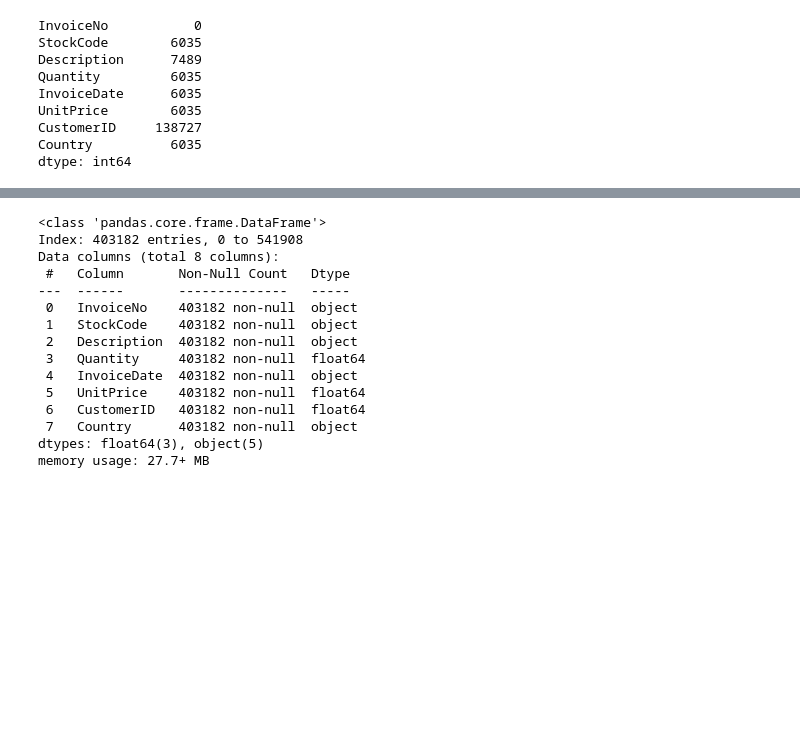
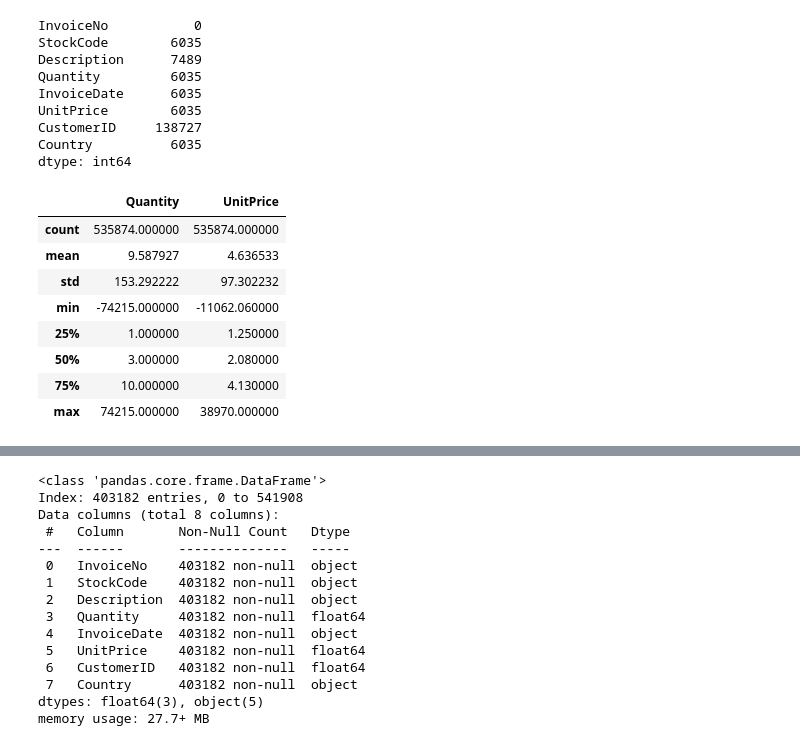
Before and after one commit to MiguelCrispim911/Proyecto-Segmentacion-RFM, a Jupyter notebook: notebooks/analisis.ipynb, the cells around one changed output, grey strips where cells are left out. Cells and saved outputs as stored; diff of their text form; code cells hidden in the pictures; blank space fills up the shorter version.

```diff
--- a/notebooks/analisis.ipynb
+++ b/notebooks/analisis.ipynb
@@ -57,4 +82,16 @@ UnitPrice        6035
 CustomerID     138727
 Country          6035
 dtype: int64
+# %%
+df[['Quantity', 'UnitPrice']].describe() #Estadisticas básicas para las únicas 2 columnas que nos interesan
+# %% [output]
+|  | Quantity | UnitPrice |
+| count | 535874.000000 | 535874.000000 |
+| mean | 9.587927 | 4.636533 |
+| std | 153.292222 | 97.302232 |
+| min | -74215.000000 | -11062.060000 |
+| 25% | 1.000000 | 1.250000 |
+| 50% | 3.000000 | 2.080000 |
+| 75% | 10.000000 | 4.130000 |
+| max | 74215.000000 | 38970.000000 |
 # %% [markdown]
```
Also changed, not shown: parts of 13 cells of this notebook.
